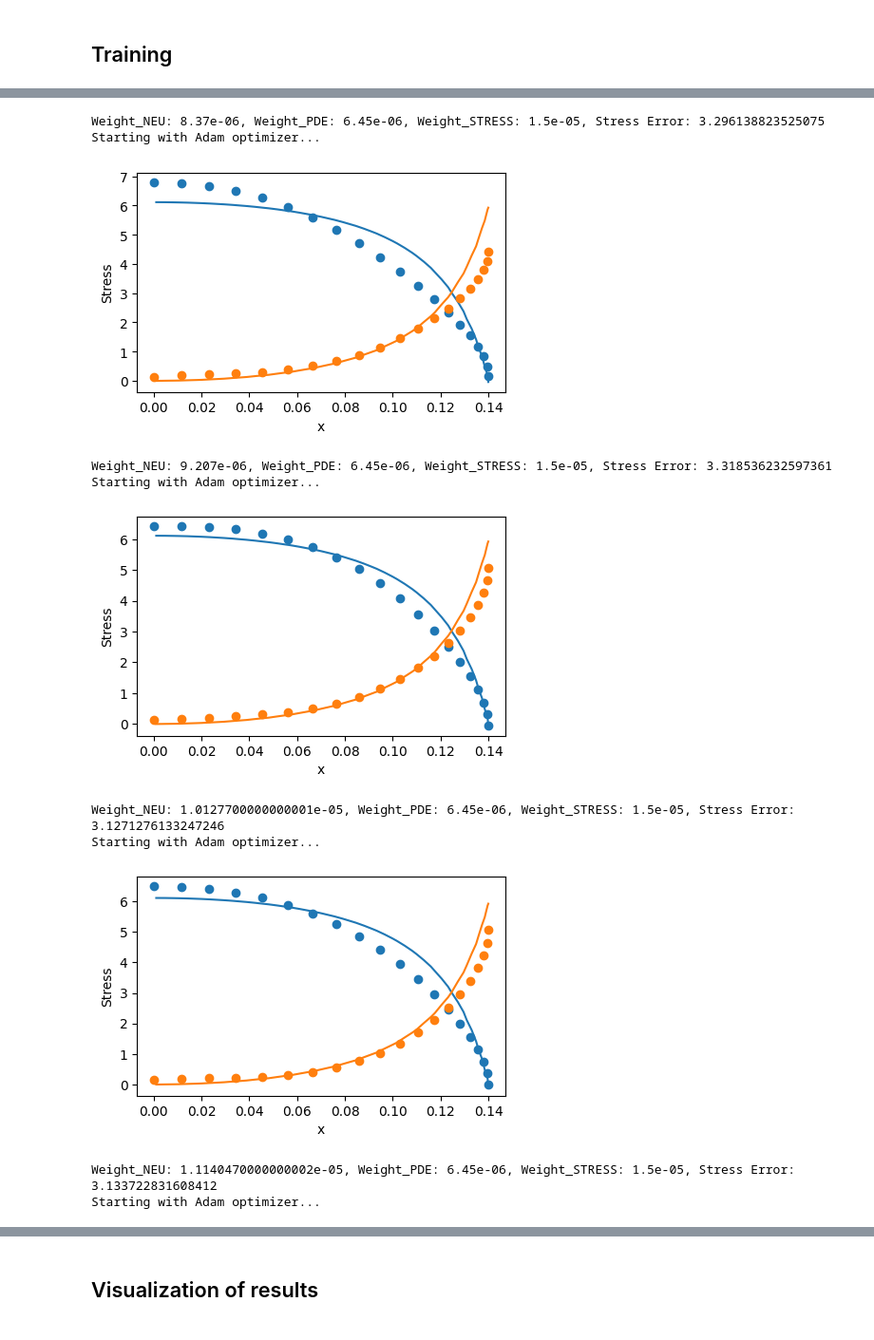
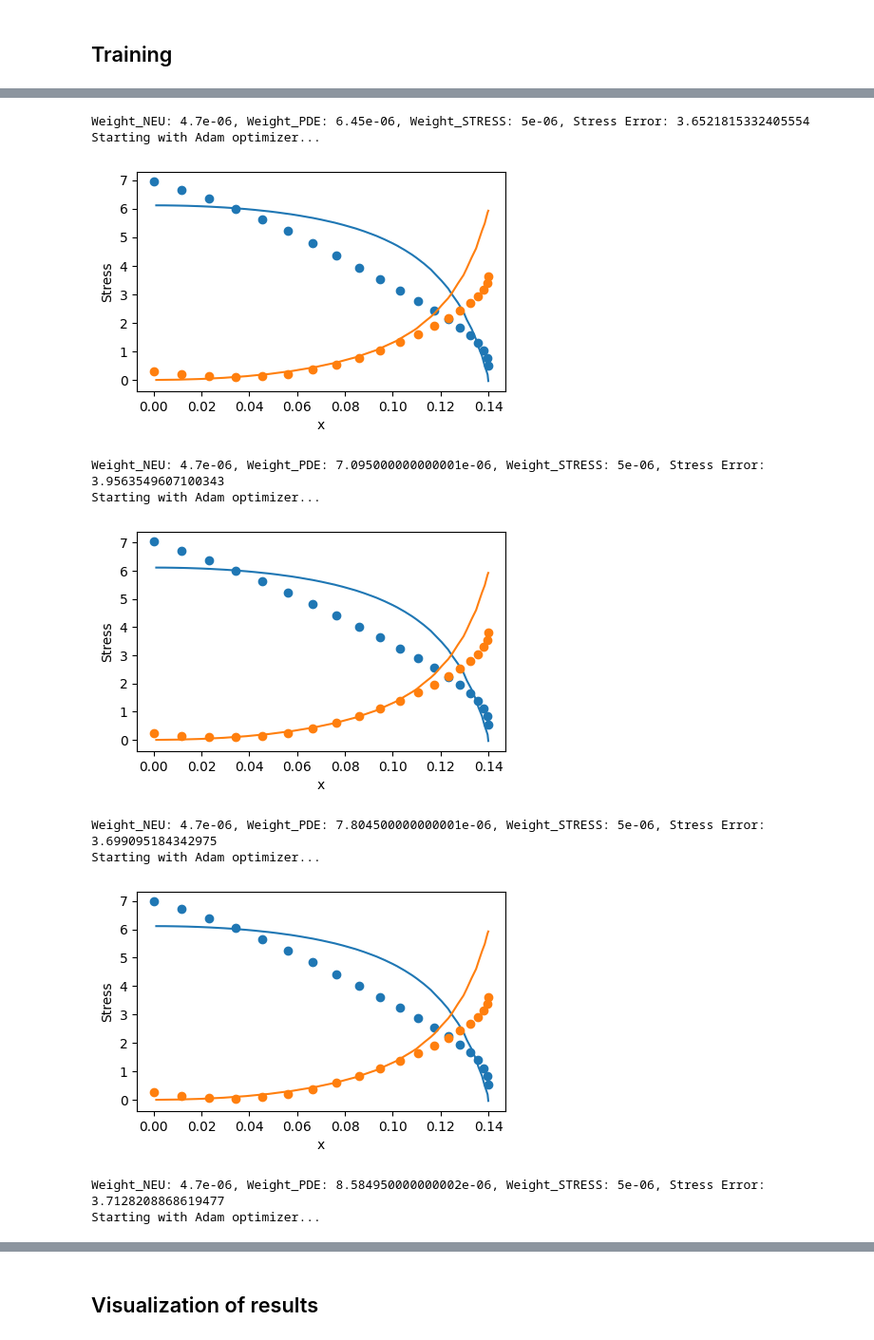
Before and after one commit to sebatomon/PINNs_for_simple_shape_optimization, a Jupyter notebook: new_torch.ipynb, the cells around one changed output, grey strips where cells are left out. Shown at 95% size. Saved outputs shown, nothing was run; the diff lists cells and outputs as text; code cells hidden in the pictures.

Commit message:
testrun with W_stress

```diff
--- a/new_torch.ipynb
+++ b/new_torch.ipynb
@@ -293,6 +287,14 @@ def compute_physics_losses(complete_collo, top, right, left, bottom, hole):
 #scheduler = ExponentialLR(optimizer, gamma=0.999)
 loss_history = []
 weight_history = []
+
+# Weight of PDE lossWeight_NEU: 1.8841683879627231e-06, Weight_PDE: 3.1355081392423563e-06
+W_PDE = 6.45e-06 #previous value -> 3.14e-06
+# Weight of Neumann loss
+W_NEU = 4.7e-06 #previous value -> 1.88e-06
+# Weight of data losses
+W_STRESS = 5e-06 #previous value -> 1.5e-05
+W_DISP = 0.0
 
 #Weight_NEU and Weight_PDE as PyTorch nn parameter
 Weight_NEU = torch.tensor(W_NEU, requires_grad=True) #previous value -> 6.4531255763296895e-06
@@ -394,7 +396,7 @@ def training(Weight_NEU, Weight_PDE, compare_rad_x):
 
 # weights_optimizer = torch.optim.Adam([Weight_NEU, Weight_PDE], lr=1)
 # weights_scheduler = ExponentialLR(weights_optimizer, gamma=1)
-for i in range(10):
+for i in range(15):
 #weights_optimizer.zero_grad()
     mse_error, data_hole, stress_hole, hole = training(Weight_NEU, Weight_PDE, 0.14)
 
@@ -420,9 +422,9 @@ for i in range(10):
 
     # print weights and stress error
     print(f"Weight_NEU: {Weight_NEU.item()}, Weight_PDE: {Weight_PDE.item()}, Weight_STRESS: {Weight_STRESS.item()}, Stress Error: {mse_error.item()}")
-    #Weight_STRESS = Weight_STRESS *0.1
-    Weight_NEU = Weight_NEU *1.1
-    #Weight_PDE = Weight_PDE *1.1
+    #Weight_STRESS = Weight_STRESS *0.5
+    #Weight_NEU = Weight_NEU *1.1
+    Weight_PDE = Weight_PDE *1.1
 
 #plt.figure(figsize=(8, 4))
 plt.plot(loss_history, c='g', label='train', linewidth=2.0)
@@ -438,11 +440,11 @@ Starting with Adam optimizer...
-Weight_NEU: 8.37e-06, Weight_PDE: 6.45e-06, Weight_STRESS: 1.5e-05, Stress Error: 3.296138823525075
+Weight_NEU: 4.7e-06, Weight_PDE: 6.45e-06, Weight_STRESS: 5e-06, Stress Error: 3.6521815332405554
 Starting with Adam optimizer...
-[figure, old version]
+[figure, new version]
-Weight_NEU: 9.207e-06, Weight_PDE: 6.45e-06, Weight_STRESS: 1.5e-05, Stress Error: 3.318536232597361
+Weight_NEU: 4.7e-06, Weight_PDE: 7.095000000000001e-06, Weight_STRESS: 5e-06, Stress Error: 3.9563549607100343
 Starting with Adam optimizer...
-[figure, old version]
+[figure, new version]
-Weight_NEU: 1.0127700000000001e-05, Weight_PDE: 6.45e-06, Weight_STRESS: 1.5e-05, Stress Error: 3.1271276133247246
+Weight_NEU: 4.7e-06, Weight_PDE: 7.804500000000001e-06, Weight_STRESS: 5e-06, Stress Error: 3.699095184342975
 Starting with Adam optimizer...
-[figure, old version]
+[figure, new version]
-Weight_NEU: 1.1140470000000002e-05, Weight_PDE: 6.45e-06, Weight_STRESS: 1.5e-05, Stress Error: 3.133722831608412
+Weight_NEU: 4.7e-06, Weight_PDE: 8.584950000000002e-06, Weight_STRESS: 5e-06, Stress Error: 3.7128208868619477
 Starting with Adam optimizer...
```
Also changed, not shown: parts of 2 cells of this notebook.
